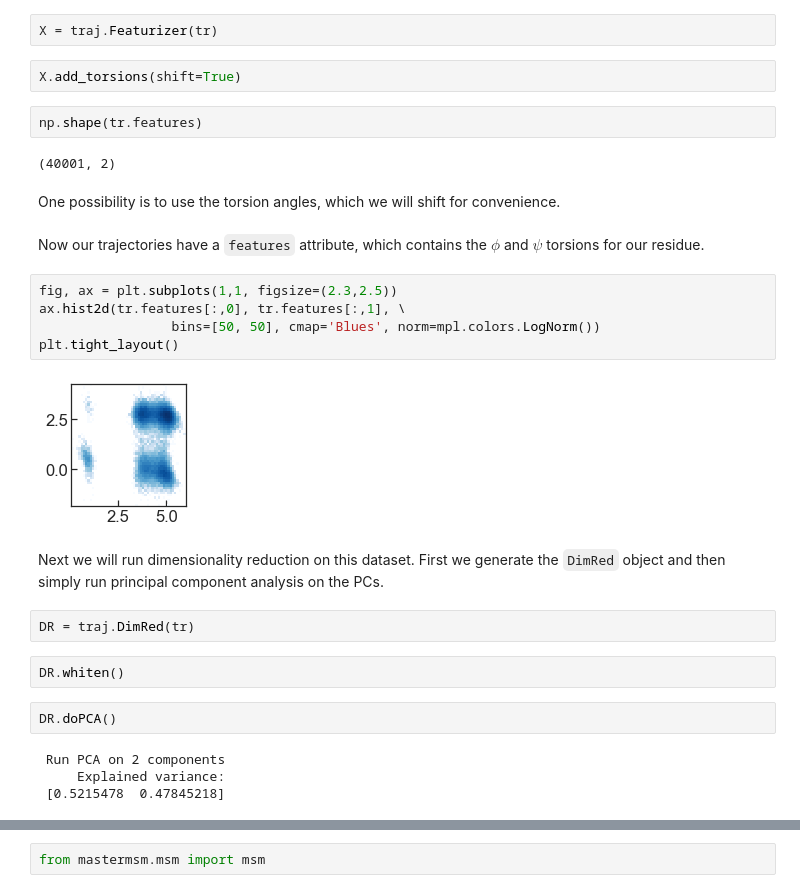
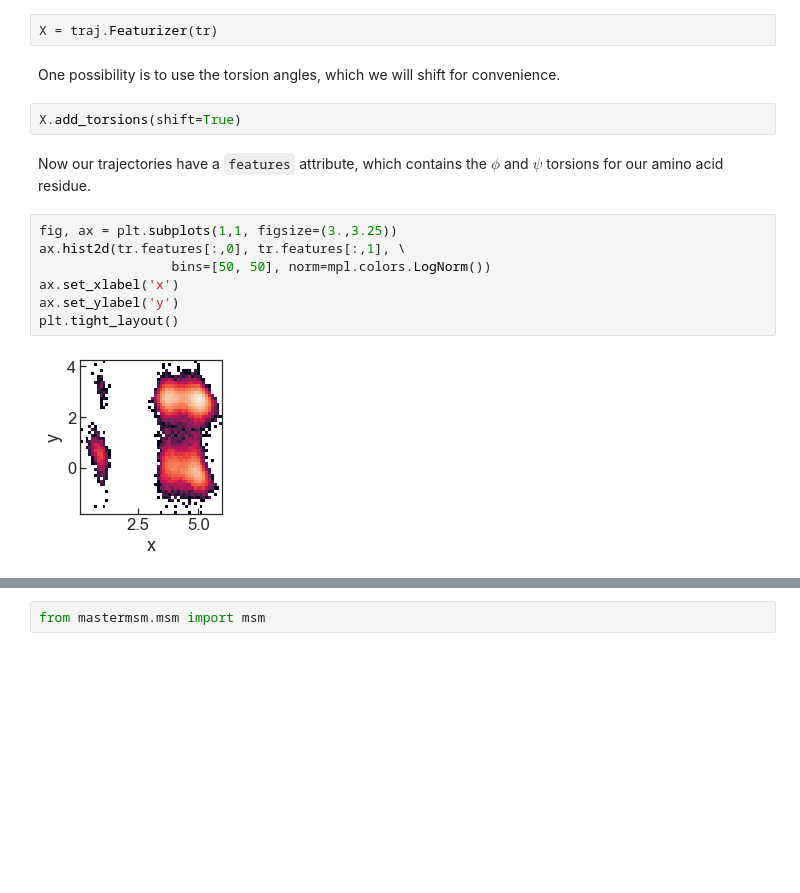
Before and after one commit to BioKT/MasterMSM, a Jupyter notebook: examples/alanine_dipeptide/ala_dipeptide_discretize.ipynb, the cells around one changed output, grey strips where cells are left out. Cells and saved outputs as stored; diff of their text form; blank space fills up the shorter version.

```diff
--- a/examples/alanine_dipeptide/ala_dipeptide_discretize.ipynb
+++ b/examples/alanine_dipeptide/ala_dipeptide_discretize.ipynb
@@ -38,32 +38,18 @@ print (tr.mdt)
 To extract the relevant features from the trajectory we use a Featurizer object.
 # %%
 X = traj.Featurizer(tr)
+# %% [markdown]
+One possibility is to use the torsion angles, which we will shift for convenience.
 # %%
 X.add_torsions(shift=True)
-# %%
-np.shape(tr.features)
-# %% [output]
-(40001, 2)
-# %% [markdown]
-One possibility is to use the torsion angles, which we will shift for convenience.
 # %% [markdown]
-Now our trajectories have a `features` attribute, which contains the $\phi$ and $\psi$ torsions for our residue.
+Now our trajectories have a `features` attribute, which contains the $\phi$ and $\psi$ torsions for our amino acid residue.
 # %%
-fig, ax = plt.subplots(1,1, figsize=(2.3,2.5))
+fig, ax = plt.subplots(1,1, figsize=(3.,3.25))
 ax.hist2d(tr.features[:,0], tr.features[:,1], \
-                 bins=[50, 50], cmap='Blues', norm=mpl.colors.LogNorm())
+                 bins=[50, 50], norm=mpl.colors.LogNorm())
+ax.set_xlabel('x')
+ax.set_ylabel('y')
 plt.tight_layout()
 # %% [output]
-[figure, old version]
+[figure, new version]
-# %% [markdown]
-Next we will run dimensionality reduction on this dataset. First we generate the `DimRed` object and then simply run principal component analysis on the PCs.
-# %%
-DR = traj.DimRed(tr)
-# %%
-DR.whiten()
-# %%
-DR.doPCA()
-# %% [output]
- Run PCA on 2 components
-     Explained variance:
- [0.5215478  0.47845218]
```
Also changed, not shown: parts of 40 cells of this notebook.
